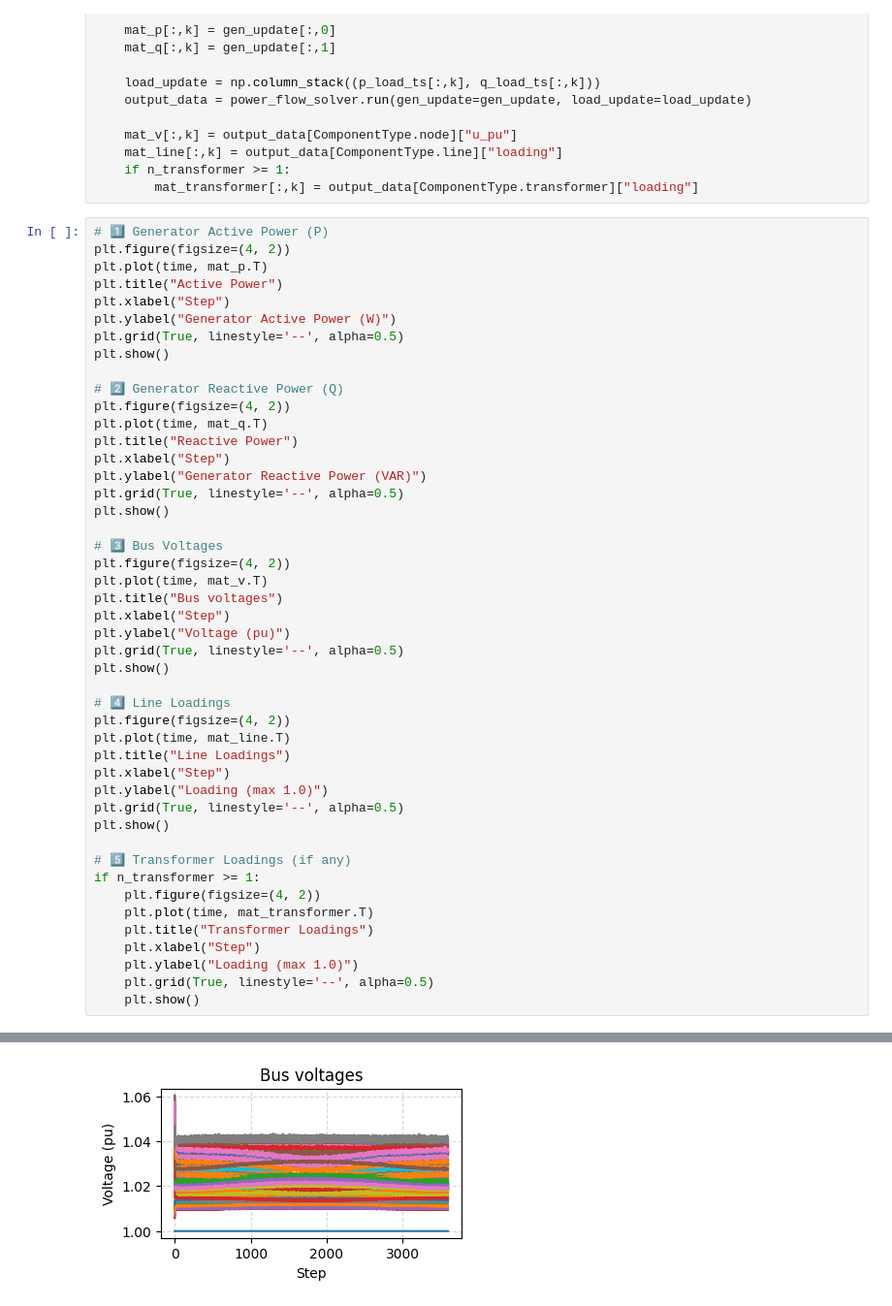
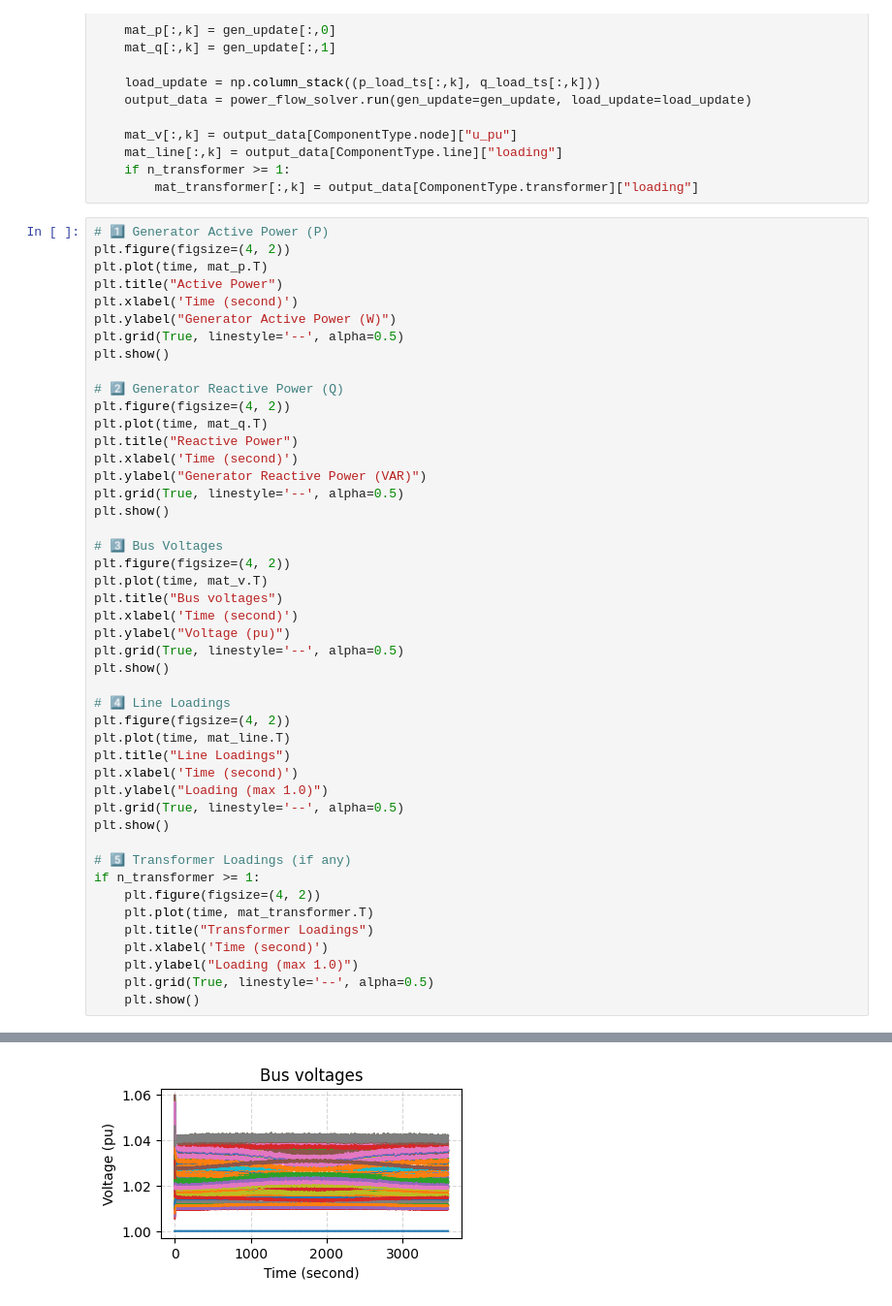
Before and after one commit to senzhanopt/grid_feedback_optimizer, a Jupyter notebook: doc/lv_97bus_time_varying.ipynb, the cells around one changed output, grey strips where cells are left out. Shown at 97% size. Drawn from its saved outputs; the diff is of its cells as text.

Commit message:
fix typo in figures

```diff
--- a/doc/lv_97bus_time_varying.ipynb
+++ b/doc/lv_97bus_time_varying.ipynb
@@ -137,7 +137,7 @@ for k in tqdm(time):
 plt.figure(figsize=(4, 2))
 plt.plot(time, mat_p.T)
 plt.title("Active Power")
-plt.xlabel("Step")
+plt.xlabel('Time (second)')
 plt.ylabel("Generator Active Power (W)")
 plt.grid(True, linestyle='--', alpha=0.5)
 plt.show()
@@ -146,7 +146,7 @@ plt.show()
 plt.figure(figsize=(4, 2))
 plt.plot(time, mat_q.T)
 plt.title("Reactive Power")
-plt.xlabel("Step")
+plt.xlabel('Time (second)')
 plt.ylabel("Generator Reactive Power (VAR)")
 plt.grid(True, linestyle='--', alpha=0.5)
 plt.show()
@@ -155,7 +155,7 @@ plt.show()
 plt.figure(figsize=(4, 2))
 plt.plot(time, mat_v.T)
 plt.title("Bus voltages")
-plt.xlabel("Step")
+plt.xlabel('Time (second)')
 plt.ylabel("Voltage (pu)")
 plt.grid(True, linestyle='--', alpha=0.5)
 plt.show()
@@ -164,7 +164,7 @@ plt.show()
 plt.figure(figsize=(4, 2))
 plt.plot(time, mat_line.T)
 plt.title("Line Loadings")
-plt.xlabel("Step")
+plt.xlabel('Time (second)')
 plt.ylabel("Loading (max 1.0)")
 plt.grid(True, linestyle='--', alpha=0.5)
 plt.show()
@@ -174,7 +174,7 @@ if n_transformer >= 1:
     plt.figure(figsize=(4, 2))
     plt.plot(time, mat_transformer.T)
     plt.title("Transformer Loadings")
-    plt.xlabel("Step")
+    plt.xlabel('Time (second)')
     plt.ylabel("Loading (max 1.0)")
     plt.grid(True, linestyle='--', alpha=0.5)
     plt.show()
@@ -184 +184 @@ if n_transformer >= 1:
-[figure, old version]
+[figure, new version]
```
Also changed, not shown: parts of 2 cells of this notebook.
